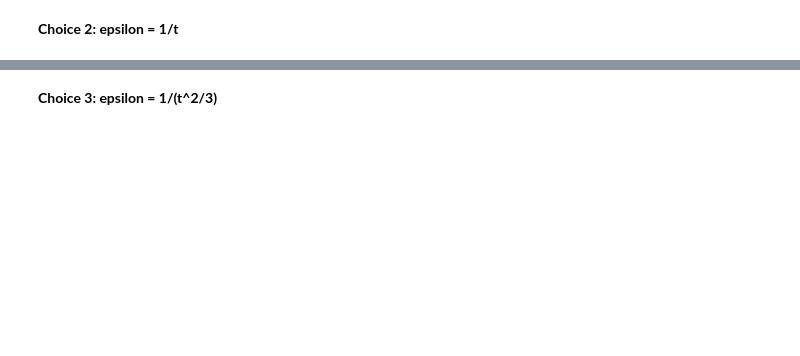
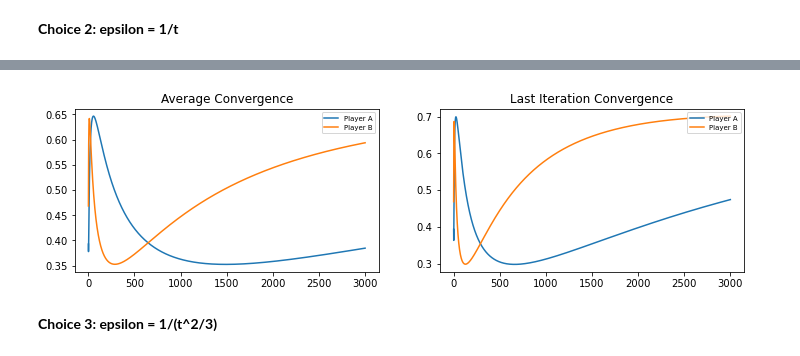
Before and after one commit to rishishah02/algo-econ, a Jupyter notebook: Project2/Project_2 .ipynb, the cells around one changed output, grey strips where cells are left out. Drawn from its saved outputs; the diff is of its cells as text; code cells hidden in the pictures; blank space fills up the shorter version.

```diff
--- a/Project2/Project_2 .ipynb
+++ b/Project2/Project_2 .ipynb
@@ -162,3 +179,7 @@ last_conv(last_conv_a, last_conv_b)
+# %%
+time_plot(avg_conv_a, avg_conv_b, last_conv_a, last_conv_b)
+# %% [output]
+[figure, added]
 # %% [markdown]
 **Choice 3: epsilon = 1/(t^2/3)**
 # %%
```
Also changed, not shown: parts of 76 cells of this notebook.
